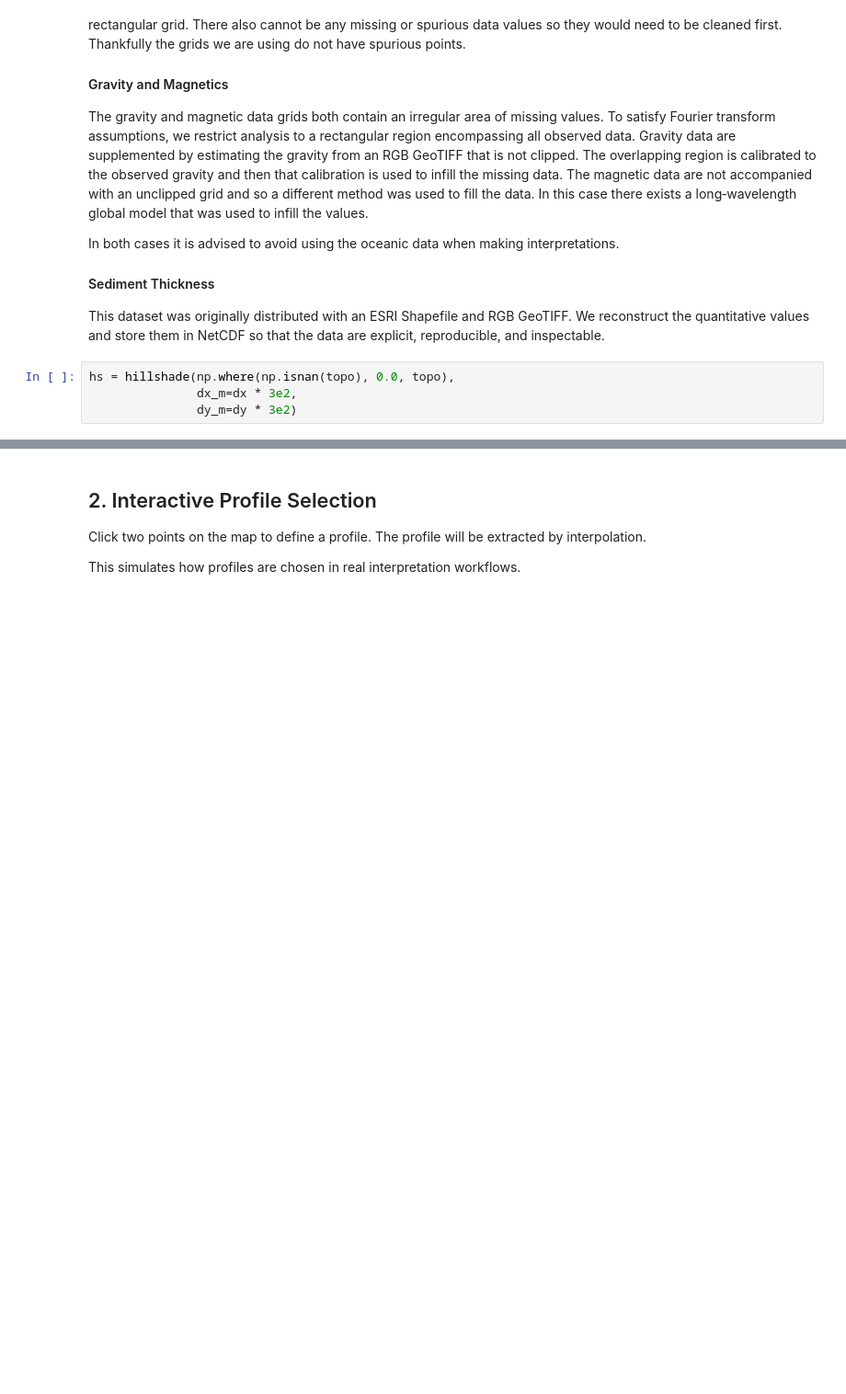
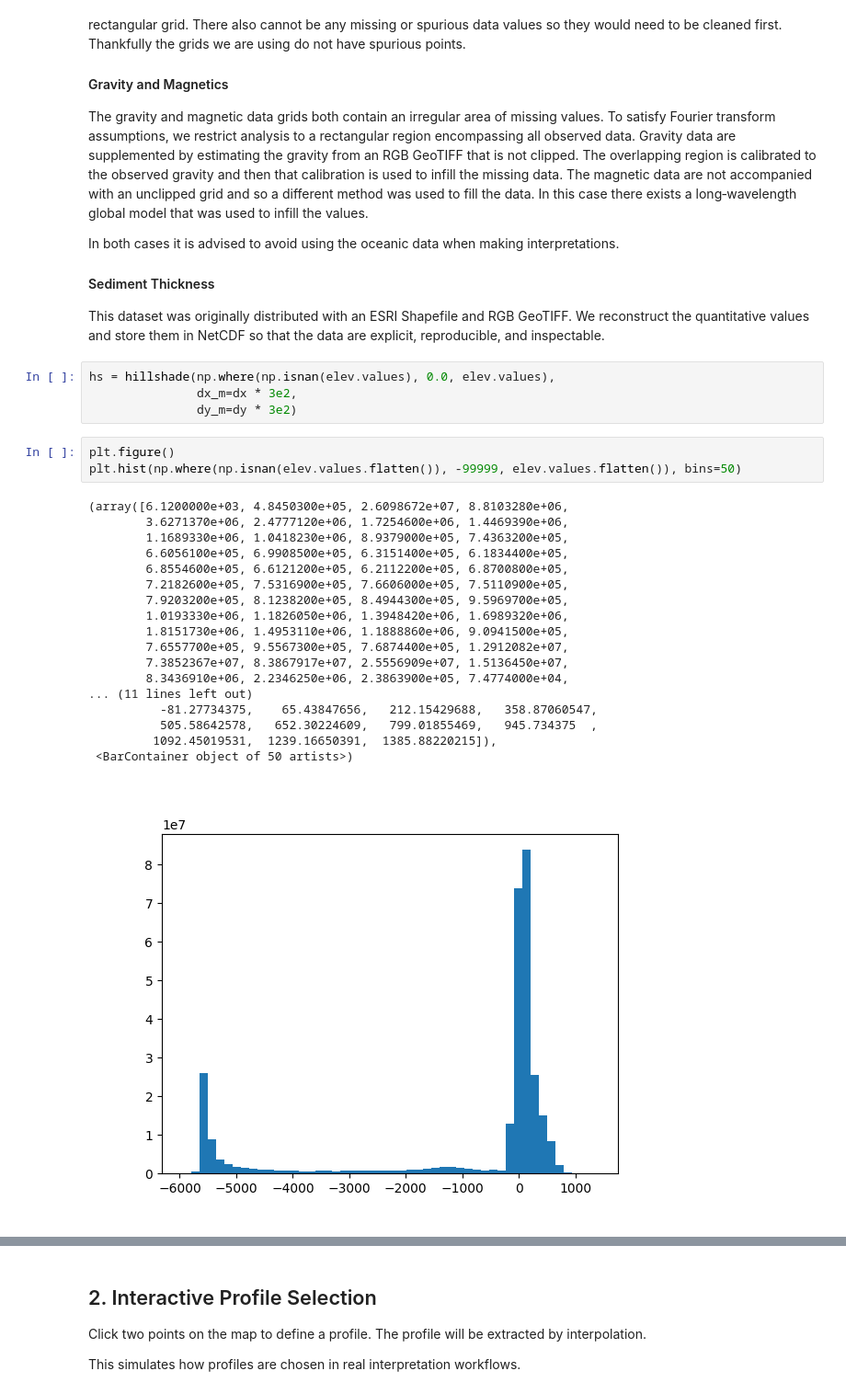
Before and after one commit to dhasterok/EART_3017, a Jupyter notebook: src/assignments/week_7_fourier.ipynb, the cells around one changed output, grey strips where cells are left out. Shown at 92% size. Drawn from its saved outputs; the diff is of its cells as text; blank space fills up the shorter version.

```diff
--- a/src/assignments/week_7_fourier.ipynb
+++ b/src/assignments/week_7_fourier.ipynb
@@ -124,9 +102,31 @@ In both cases it is advised to avoid using the oceanic data when making interpre
 #### Sediment Thickness
 This dataset was originally distributed with an ESRI Shapefile and RGB GeoTIFF.  We reconstruct the quantitative values and store them in NetCDF so that the data are explicit, reproducible, and inspectable.
 # %%
-hs = hillshade(np.where(np.isnan(topo), 0.0, topo),
+hs = hillshade(np.where(np.isnan(elev.values), 0.0, elev.values),
                dx_m=dx * 3e2,
                dy_m=dy * 3e2)
+# %%
+plt.figure()
+plt.hist(np.where(np.isnan(elev.values.flatten()), -99999, elev.values.flatten()), bins=50)
+# %% [output]
+(array([6.1200000e+03, 4.8450300e+05, 2.6098672e+07, 8.8103280e+06,
+        3.6271370e+06, 2.4777120e+06, 1.7254600e+06, 1.4469390e+06,
+        1.1689330e+06, 1.0418230e+06, 8.9379000e+05, 7.4363200e+05,
+        6.6056100e+05, 6.9908500e+05, 6.3151400e+05, 6.1834400e+05,
+        6.8554600e+05, 6.6121200e+05, 6.2112200e+05, 6.8700800e+05,
+        7.2182600e+05, 7.5316900e+05, 7.6606000e+05, 7.5110900e+05,
+        7.9203200e+05, 8.1238200e+05, 8.4944300e+05, 9.5969700e+05,
+        1.0193330e+06, 1.1826050e+06, 1.3948420e+06, 1.6989320e+06,
+        1.8151730e+06, 1.4953110e+06, 1.1888860e+06, 9.0941500e+05,
+        7.6557700e+05, 9.5567300e+05, 7.6874400e+05, 1.2912082e+07,
+        7.3852367e+07, 8.3867917e+07, 2.5556909e+07, 1.5136450e+07,
+        8.3436910e+06, 2.2346250e+06, 2.3863900e+05, 7.4774000e+04,
+... (11 lines left out)
+          -81.27734375,    65.43847656,   212.15429688,   358.87060547,
+          505.58642578,   652.30224609,   799.01855469,   945.734375  ,
+         1092.45019531,  1239.16650391,  1385.88220215]),
+ <BarContainer object of 50 artists>)
+[figure, added]
 # %%
 extent = [x.min(), x.max(), y.min(), y.max()]
 
```
Also changed, not shown: parts of 9 cells of this notebook, 6 other files.
